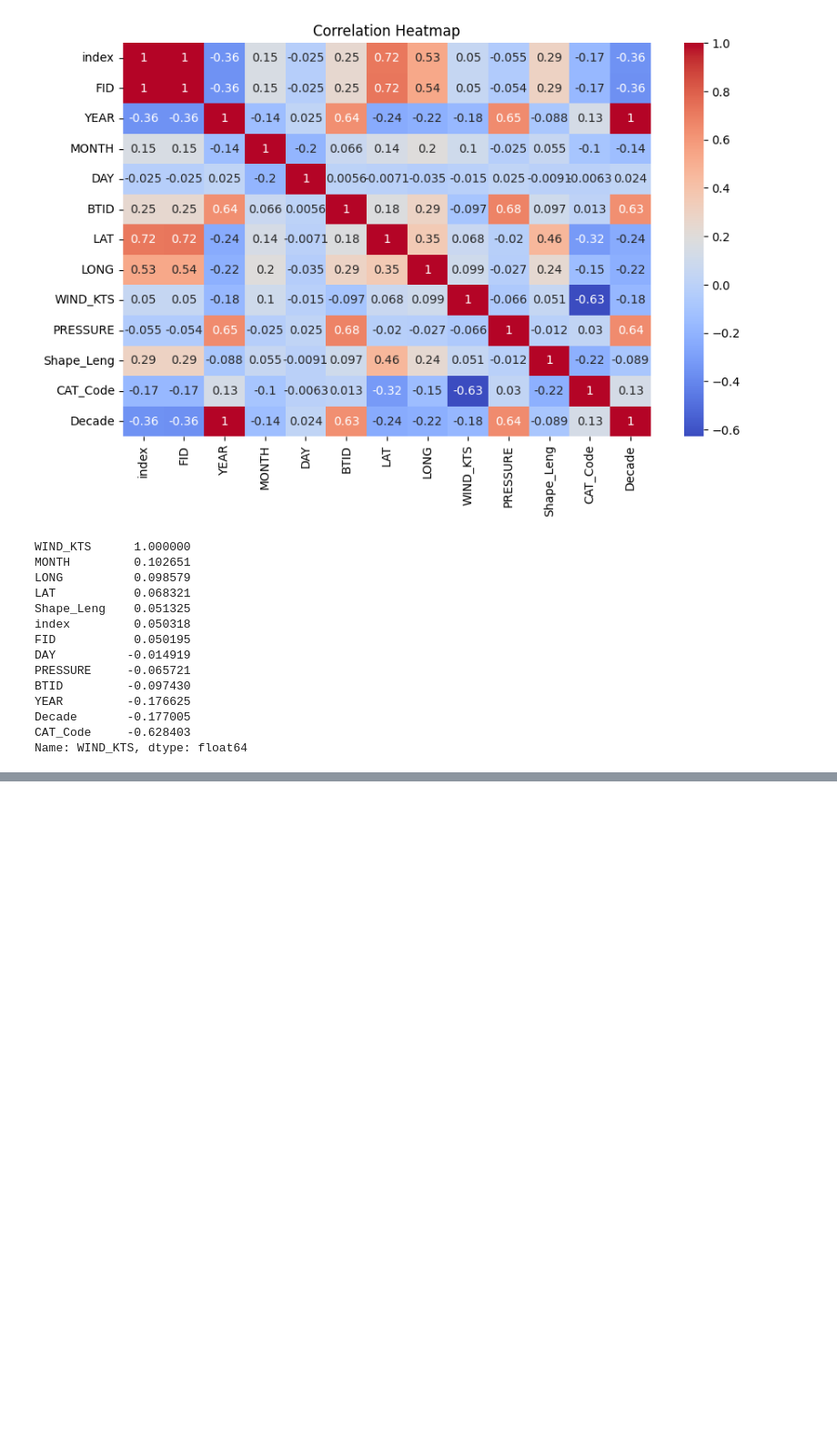
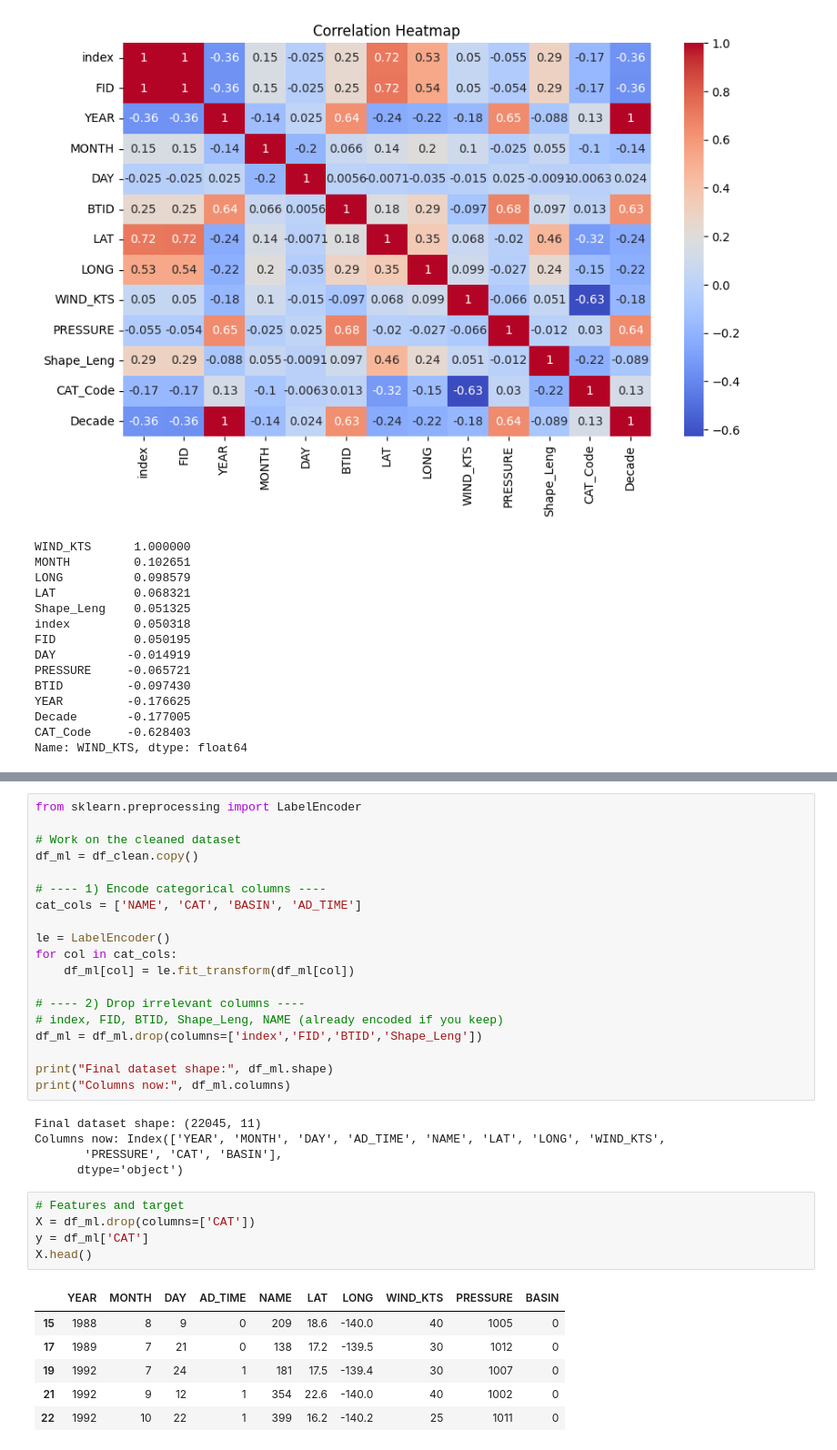
Before and after one commit to Safiya-Ahmed/ClimateRisk, a Jupyter notebook: Edunet_proj/ClimateRisk.ipynb, the cells around one changed output, grey strips where cells are left out. Shown: that part at 91% size. Saved outputs shown, nothing was run; the diff lists cells and outputs as text; blank space fills up the shorter version.

```diff
--- a/Edunet_proj/ClimateRisk.ipynb
+++ b/Edunet_proj/ClimateRisk.ipynb
@@ -138,0 +180,36 @@ Name: WIND_KTS, dtype: float64
+# %%
+from sklearn.preprocessing import LabelEncoder
+
+# Work on the cleaned dataset
+df_ml = df_clean.copy()
+
+# ---- 1) Encode categorical columns ----
+cat_cols = ['NAME', 'CAT', 'BASIN', 'AD_TIME']
+
+le = LabelEncoder()
+for col in cat_cols:
+    df_ml[col] = le.fit_transform(df_ml[col])
+
+# ---- 2) Drop irrelevant columns ----
+# index, FID, BTID, Shape_Leng, NAME (already encoded if you keep)
+df_ml = df_ml.drop(columns=['index','FID','BTID','Shape_Leng'])
+
+print("Final dataset shape:", df_ml.shape)
+print("Columns now:", df_ml.columns)
+# %% [output]
+Final dataset shape: (22045, 11)
+Columns now: Index(['YEAR', 'MONTH', 'DAY', 'AD_TIME', 'NAME', 'LAT', 'LONG', 'WIND_KTS',
+       'PRESSURE', 'CAT', 'BASIN'],
+      dtype='object')
+# %%
+# Features and target
+X = df_ml.drop(columns=['CAT'])
+y = df_ml['CAT']
+X.head()
+# %% [output]
+|  | YEAR | MONTH | DAY | AD_TIME | NAME | LAT | LONG | WIND_KTS | PRESSURE | BASIN |
+| 15 | 1988 | 8 | 9 | 0 | 209 | 18.6 | -140.0 | 40 | 1005 | 0 |
+| 17 | 1989 | 7 | 21 | 0 | 138 | 17.2 | -139.5 | 30 | 1012 | 0 |
+| 19 | 1992 | 7 | 24 | 1 | 181 | 17.5 | -139.4 | 30 | 1007 | 0 |
+| 21 | 1992 | 9 | 12 | 1 | 354 | 22.6 | -140.0 | 40 | 1002 | 0 |
+| 22 | 1992 | 10 | 22 | 1 | 399 | 16.2 | -140.2 | 25 | 1011 | 0 |
```
Also changed, not shown: parts of 9 cells of this notebook.
